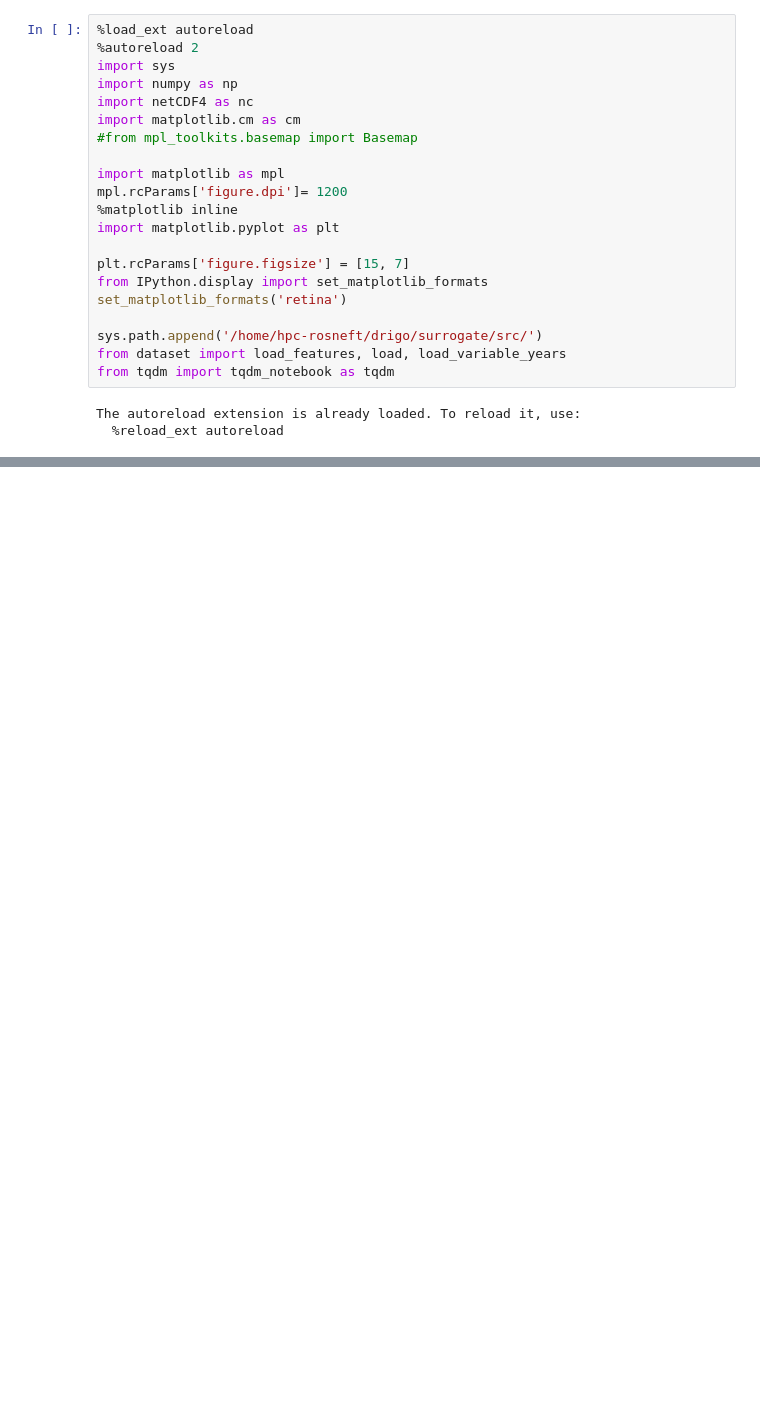
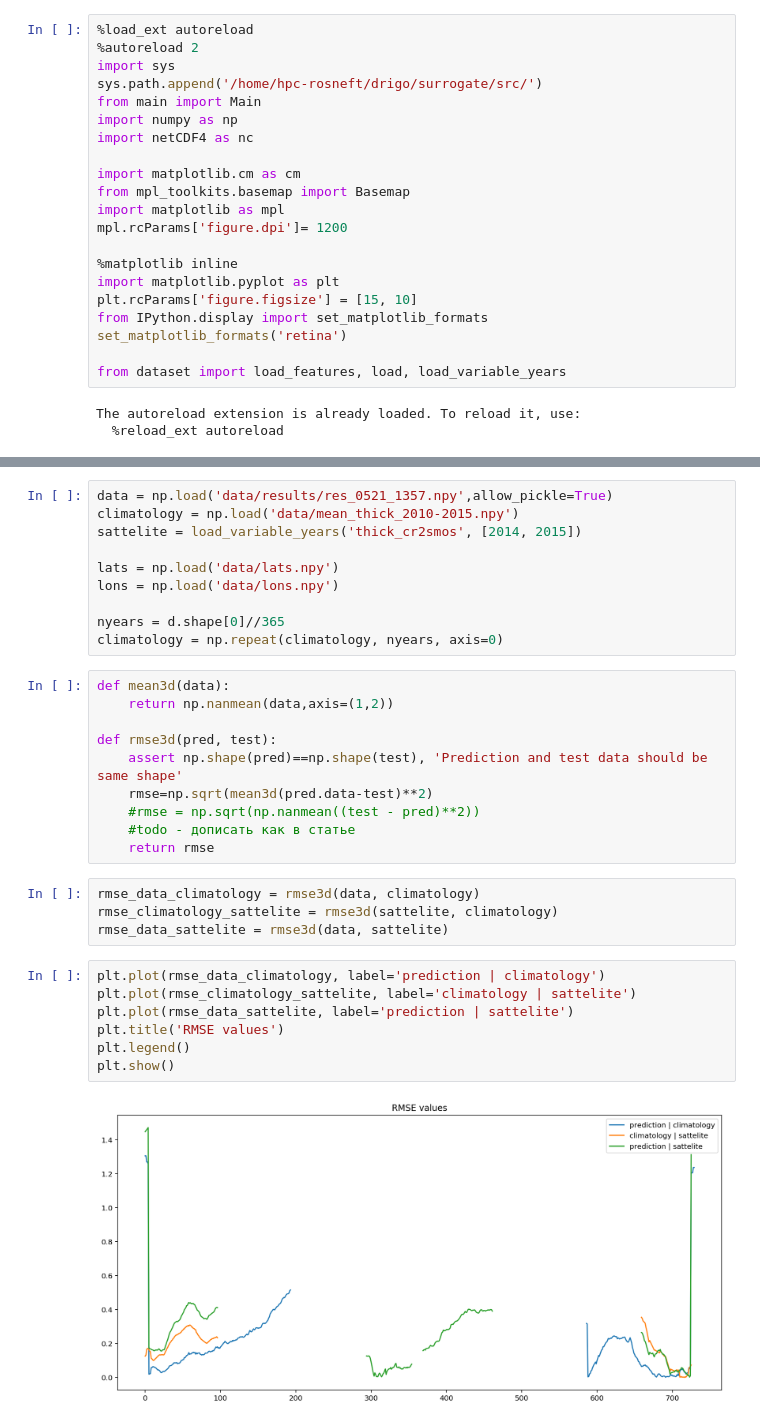
Before and after one commit to idrigo/arctic_ddmodeling, a Jupyter notebook: notebooks/spatial_multivar.ipynb, the cells around one changed output, grey strips where cells are left out. Saved outputs shown, nothing was run; the diff lists cells and outputs as text; blank space fills up the shorter version.

```diff
--- a/notebooks/spatial_multivar.ipynb
+++ b/notebooks/spatial_multivar.ipynb
@@ -2,23 +2,23 @@
 %load_ext autoreload
 %autoreload 2
 import sys
+sys.path.append('/home/hpc-rosneft/drigo/surrogate/src/')
+from main import Main
 import numpy as np
 import netCDF4 as nc
+
 import matplotlib.cm as cm
-#from mpl_toolkits.basemap import Basemap
-
+from mpl_toolkits.basemap import Basemap
 import matplotlib as mpl
 mpl.rcParams['figure.dpi']= 1200
+
 %matplotlib inline
 import matplotlib.pyplot as plt
-
-plt.rcParams['figure.figsize'] = [15, 7]
+plt.rcParams['figure.figsize'] = [15, 10]
 from IPython.display import set_matplotlib_formats
 set_matplotlib_formats('retina')
 
-sys.path.append('/home/hpc-rosneft/drigo/surrogate/src/')
 from dataset import load_features, load, load_variable_years
-from tqdm import tqdm_notebook as tqdm
 # %% [output]
 The autoreload extension is already loaded. To reload it, use:
   %reload_ext autoreload
@@ -123,0 +83,33 @@ fig.legend()
+# %%
+data = np.load('data/results/res_0521_1357.npy',allow_pickle=True)
+climatology = np.load('data/mean_thick_2010-2015.npy')
+sattelite = load_variable_years('thick_cr2smos', [2014, 2015])
+
+lats = np.load('data/lats.npy')
+lons = np.load('data/lons.npy')
+
+nyears = d.shape[0]//365
+climatology = np.repeat(climatology, nyears, axis=0)
+# %%
+def mean3d(data):
+    return np.nanmean(data,axis=(1,2))
+
+def rmse3d(pred, test):
+    assert np.shape(pred)==np.shape(test), 'Prediction and test data should be same shape'
+    rmse=np.sqrt(mean3d(pred.data-test)**2)
+    #rmse = np.sqrt(np.nanmean((test - pred)**2))
+    #todo - дописать как в статье
+    return rmse
+# %%
+rmse_data_climatology = rmse3d(data, climatology)
+rmse_climatology_sattelite = rmse3d(sattelite, climatology)
+rmse_data_sattelite = rmse3d(data, sattelite)
+# %%
+plt.plot(rmse_data_climatology, label='prediction | climatology')
+plt.plot(rmse_climatology_sattelite, label='climatology | sattelite')
+plt.plot(rmse_data_sattelite, label='prediction | sattelite')
+plt.title('RMSE values')
+plt.legend()
+plt.show()
+# %% [output]
+[figure, added]
```
Also changed, not shown: parts of 10 cells of this notebook, 7 other files.
